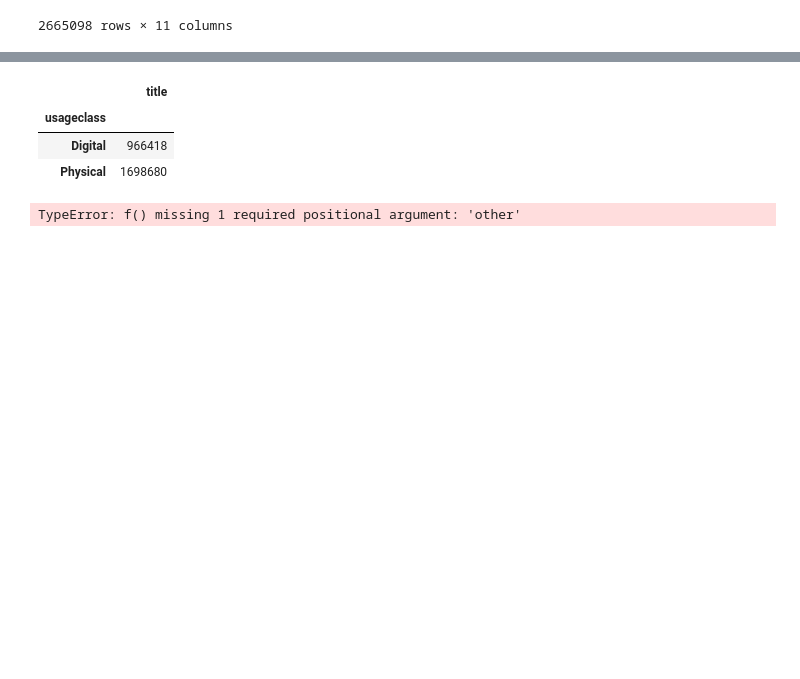
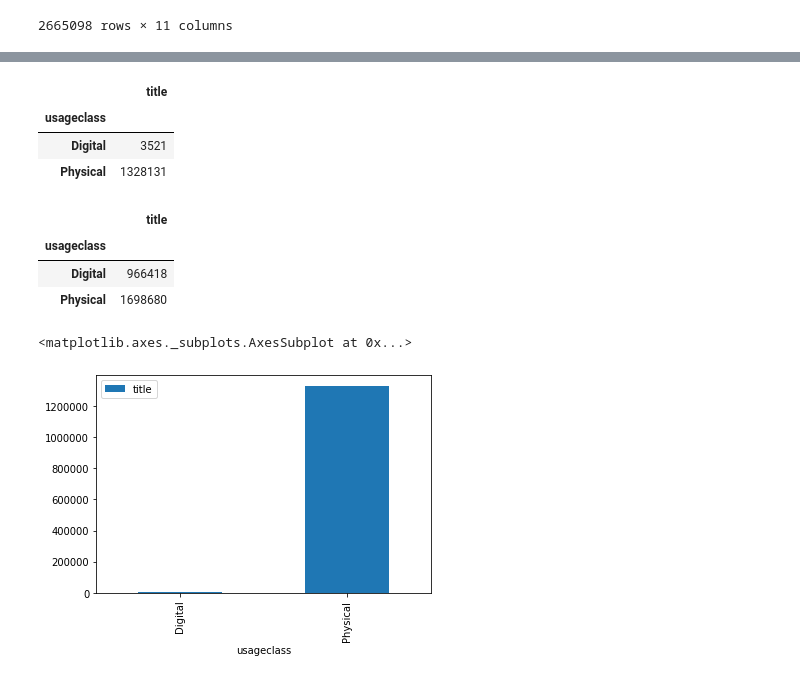
Before and after one commit to JenniferLiske/MALIS-19.3-WPMT.9.2, a Jupyter notebook: MALIS 19.3 T9.2 Frage 5.ipynb, the cells around one changed output, grey strips where cells are left out. Drawn from its saved outputs; the diff is of its cells as text; code cells hidden in the pictures; blank space fills up the shorter version.

```diff
--- a/MALIS 19.3 T9.2 Frage 5.ipynb
+++ b/MALIS 19.3 T9.2 Frage 5.ipynb
@@ -83 +79,9 @@ fuenfp
+# %%
+# Anzeige der Verteilung
+fuenfp
+# %% [output]
+|  | title |
+| usageclass |  |
+| Digital | 3521 |
+| Physical | 1328131 |
 # %%
@@ -84,12 +89,15 @@ fuenfp
 achtp = checkoutachtzehn.pivot_table(index = "usageclass", values = "title", aggfunc="count")
-# %%
-achtp
-# %% [output]
-|  | title |
-| usageclass |  |
-| Digital | 966418 |
-| Physical | 1698680 |
-# %%
-achtp.divide()
-# %% [output]
-TypeError: f() missing 1 required positional argument: 'other'
+# %%
+# Anzeige der Verteilung
+achtp
+# %% [output]
+|  | title |
+| usageclass |  |
+| Digital | 966418 |
+| Physical | 1698680 |
+# %%
+# graphische Darstellung des Jahres 2005
+fuenfp.plot(kind = "bar")
+# %% [output]
+<matplotlib.axes._subplots.AxesSubplot at 0x...>
+[figure, added]
```
Also changed, not shown: parts of 13 cells of this notebook.
